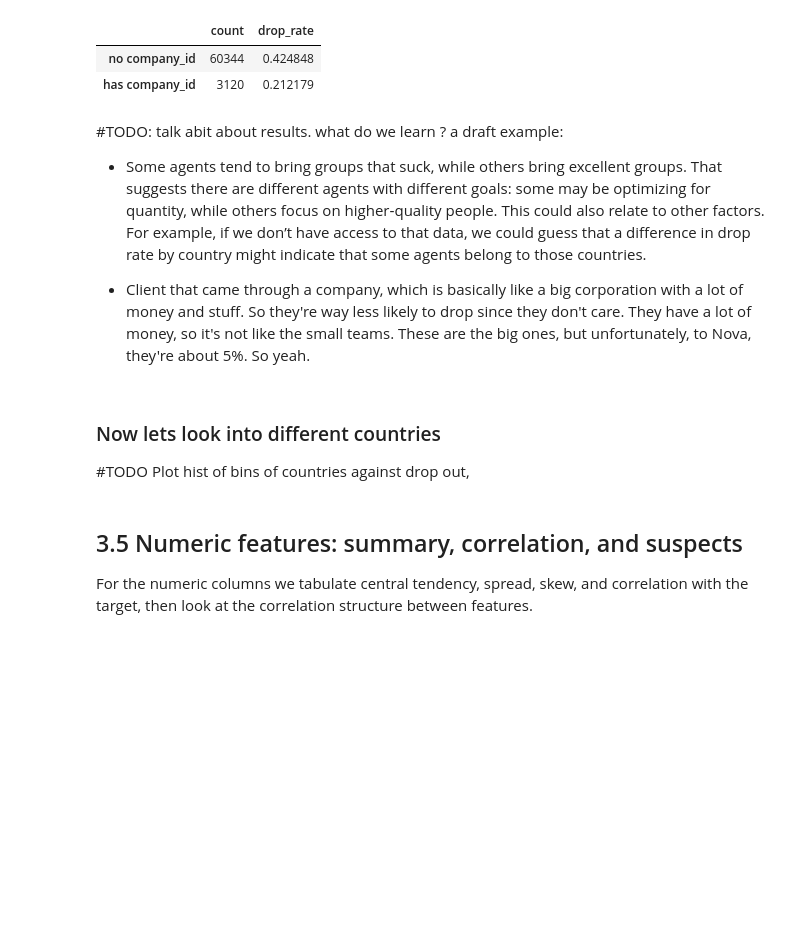
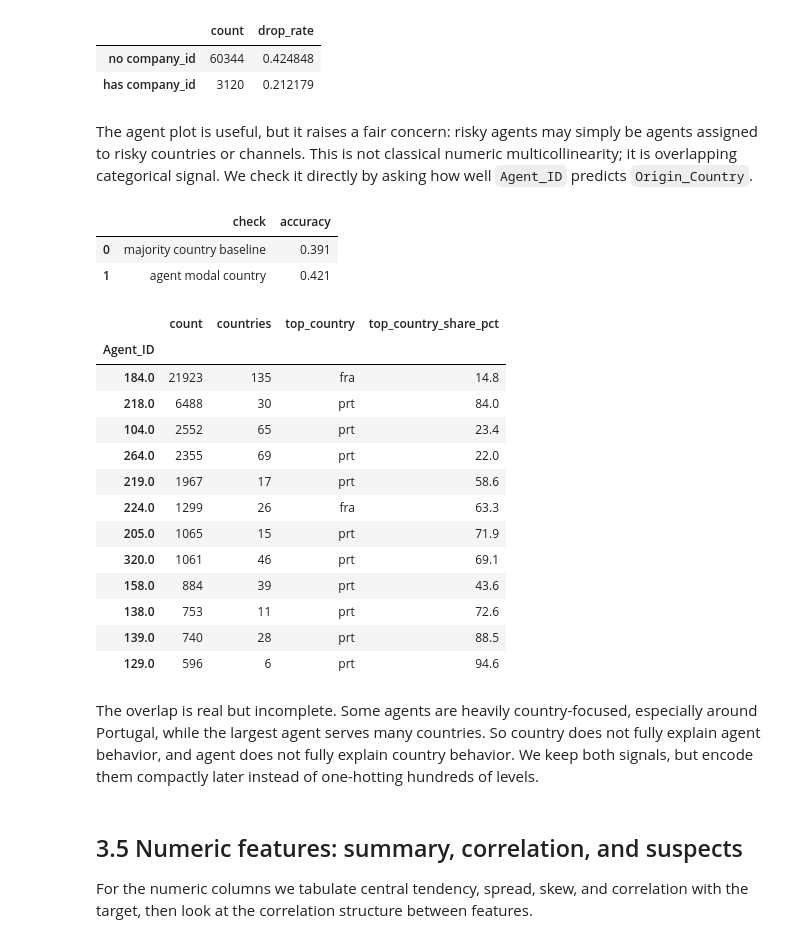
Before and after one commit to manemajef/ml-proj, a Jupyter notebook: notebook_v3.ipynb, the cells around one changed output. Cells and saved outputs as stored; diff of their text form; code cells hidden in the pictures; blank space fills up the shorter version.

Commit message:
some EDA imporvements. Tomorrow - focus on  model selection and hyper tuning (which is currently qhite shit). Good night ∆

```diff
--- a/notebook_v3.ipynb
+++ b/notebook_v3.ipynb
@@ -595,15 +664,67 @@ display(company_presence)
 | no company_id | 60344 | 0.424848 |
 | has company_id | 3120 | 0.212179 |
 # %% [markdown]
-#TODO: talk abit about results. what do we learn ? a draft example:
-
-- Some agents tend to bring groups that suck, while others bring excellent groups. That suggests there are different agents with different goals: some may be optimizing for quantity, while others focus on higher‑quality people. This could also relate to other factors. For example, if we don’t have access to that data, we could guess that a difference in drop rate by country might indicate that some agents belong to those countries.
-
-- Client that came through a company, which is basically like a big corporation with a lot of money and stuff. So they're way less likely to drop since they don't care. They have a lot of money, so it's not like the small teams. These are the big ones, but unfortunately, to Nova, they're about 5%. So yeah.
+The agent plot is useful, but it raises a fair concern: risky agents may simply be agents assigned to risky countries or channels. This is not classical numeric multicollinearity; it is overlapping categorical signal. We check it directly by asking how well `Agent_ID` predicts `Origin_Country`.
+# %%
+agent_country_pairs = clean_train[["Agent_ID", "Origin_Country"]].dropna()
+
+agent_country = agent_country_pairs.groupby("Agent_ID")["Origin_Country"].agg(
+    count="size",
+    countries="nunique",
+    top_country=lambda s: s.value_counts().idxmax(),
+    top_country_share=lambda s: s.value_counts(normalize=True).iloc[0],
+)
+
+country_tr, country_va = train_test_split(
+    agent_country_pairs, test_size=0.25, random_state=SEED
+)
+majority_country = country_tr["Origin_Country"].mode().iat[0]
+agent_country_map = country_tr.groupby("Agent_ID")["Origin_Country"].agg(
+    lambda s: s.value_counts().idxmax()
+)
+agent_country_pred = (
+    country_va["Agent_ID"].map(agent_country_map).fillna(majority_country)
+)
+
+display(
+    pd.DataFrame({
+        "check": ["majority country baseline", "agent modal country"],
+        "accuracy": [
+            country_va["Origin_Country"].eq(majority_country).mean(),
+            agent_country_pred.eq(country_va["Origin_Country"]).mean(),
+        ],
+    }).round(3)
+)
+
+display(
+    agent_country
+    .sort_values("count", ascending=False)
+    .head(12)
+    .assign(top_country_share_pct=lambda d: d["top_country_share"] * 100)[
+        ["count", "countries", "top_country", "top_country_share_pct"]
+    ]
+    .round(1)
+)
+# %% [output]
+|  | check | accuracy |
+| 0 | majority country baseline | 0.391 |
+| 1 | agent modal country | 0.421 |
+|  | count | countries | top_country | top_country_share_pct |
+| Agent_ID |  |  |  |  |
+| 184.0 | 21923 | 135 | fra | 14.8 |
+| 218.0 | 6488 | 30 | prt | 84.0 |
+| 104.0 | 2552 | 65 | prt | 23.4 |
+| 264.0 | 2355 | 69 | prt | 22.0 |
+| 219.0 | 1967 | 17 | prt | 58.6 |
+| 224.0 | 1299 | 26 | fra | 63.3 |
+| 205.0 | 1065 | 15 | prt | 71.9 |
+| 320.0 | 1061 | 46 | prt | 69.1 |
+| 158.0 | 884 | 39 | prt | 43.6 |
+| 138.0 | 753 | 11 | prt | 72.6 |
+| 139.0 | 740 | 28 | prt | 88.5 |
+| 129.0 | 596 | 6 | prt | 94.6 |
 # %% [markdown]
-### Now lets look into different countries
-
-#TODO Plot hist of bins of countries against drop out,
+The overlap is real but incomplete. Some agents are heavily country-focused, especially around Portugal, while the largest agent serves many countries. So country does not fully explain agent behavior, and agent does not fully explain country behavior. We keep both signals, but encode them compactly later instead of one-hotting hundreds of levels.
 # %% [markdown]
 ## 3.5 Numeric features: summary, correlation, and suspects
 
```
Also changed, not shown: parts of 13 cells of this notebook, 16 other files.
